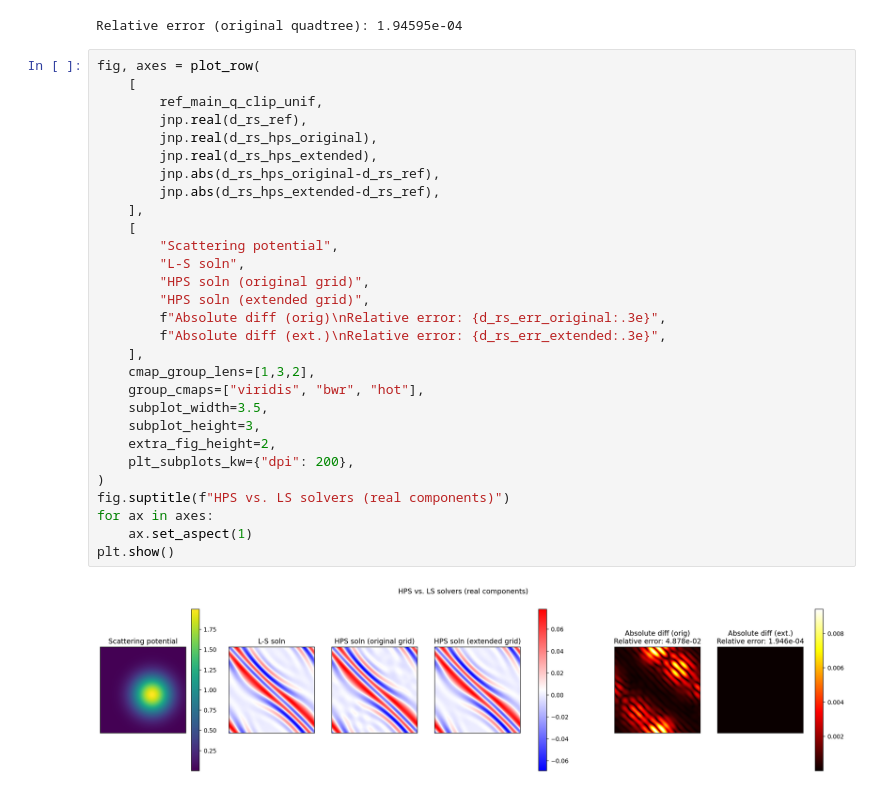
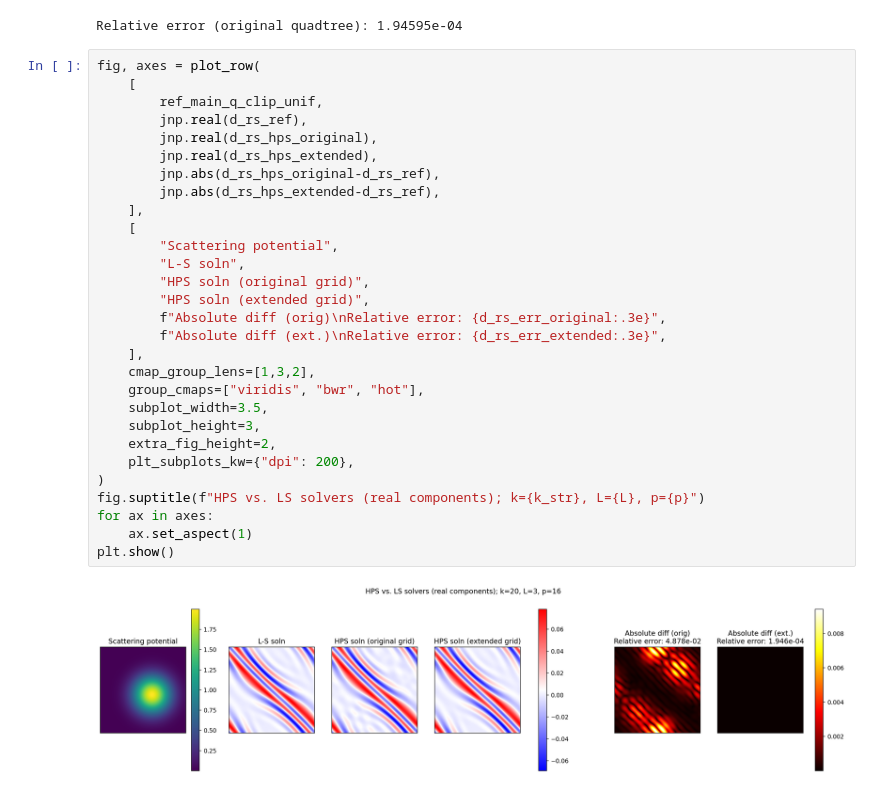
Before and after one commit to oortsang/jaxhps-scattering, a Jupyter notebook: 2025-06-30_extended_hps_domain.ipynb, the cells around one changed output. Saved outputs shown, nothing was run; the diff lists cells and outputs as text.

```diff
--- a/2025-06-30_extended_hps_domain.ipynb
+++ b/2025-06-30_extended_hps_domain.ipynb
@@ -769,31 +753,31 @@ Relative error (original quadtree): 1.94595e-04
 # %%
 fig, axes = plot_row(
     [
         ref_main_q_clip_unif,
         jnp.real(d_rs_ref),
         jnp.real(d_rs_hps_original),
         jnp.real(d_rs_hps_extended),
         jnp.abs(d_rs_hps_original-d_rs_ref),
         jnp.abs(d_rs_hps_extended-d_rs_ref),
     ],
     [
         "Scattering potential",
         "L-S soln",
         "HPS soln (original grid)",
         "HPS soln (extended grid)",
         f"Absolute diff (orig)\nRelative error: {d_rs_err_original:.3e}",
         f"Absolute diff (ext.)\nRelative error: {d_rs_err_extended:.3e}",
     ],
     cmap_group_lens=[1,3,2],
     group_cmaps=["viridis", "bwr", "hot"],
     subplot_width=3.5,
     subplot_height=3,
     extra_fig_height=2,
     plt_subplots_kw={"dpi": 200},
 )
-fig.suptitle(f"HPS vs. LS solvers (real components)")
+fig.suptitle(f"HPS vs. LS solvers (real components); k={k_str}, L={L}, p={p}")
 for ax in axes:
     ax.set_aspect(1)
 plt.show()
 # %% [output]
-[figure, old version]
+[figure, new version]
```
Also changed, not shown: parts of 15 cells of this notebook, 11 other files.
